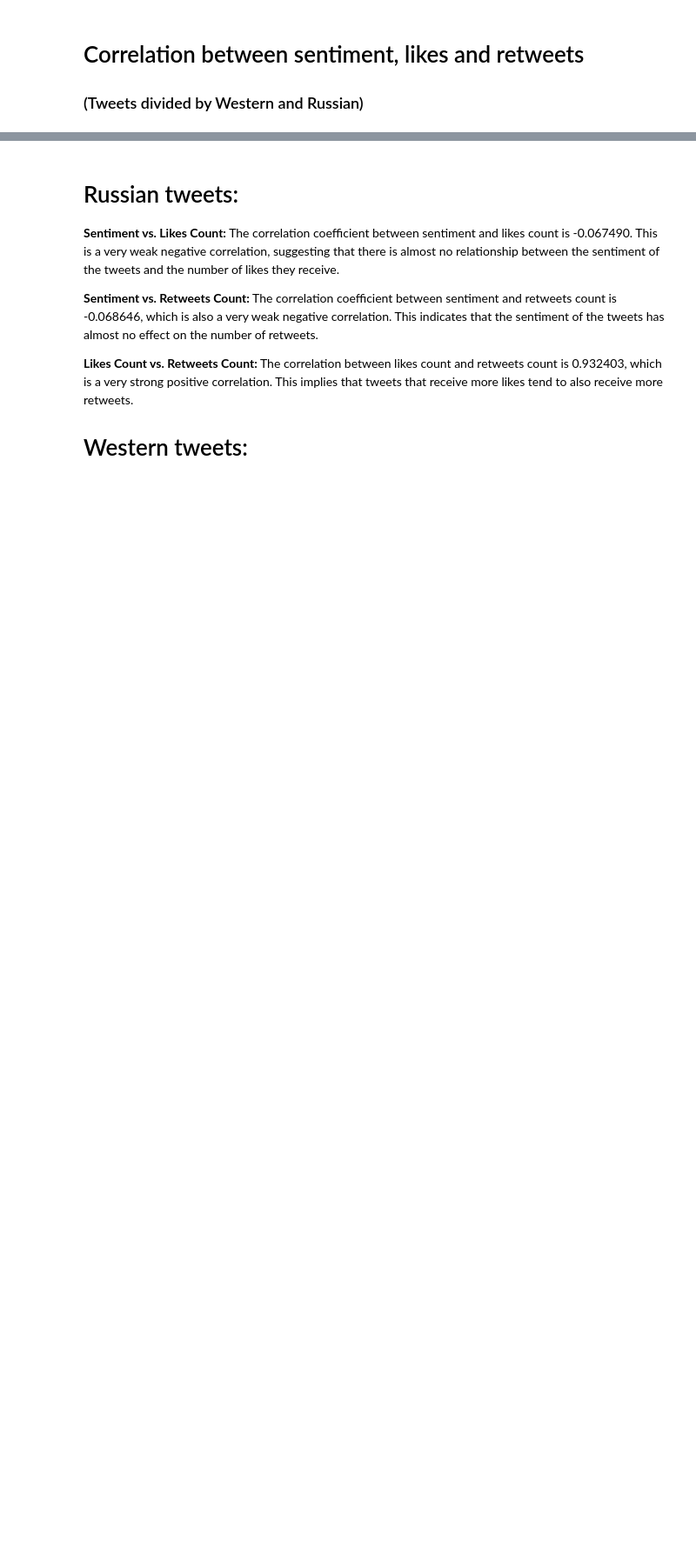
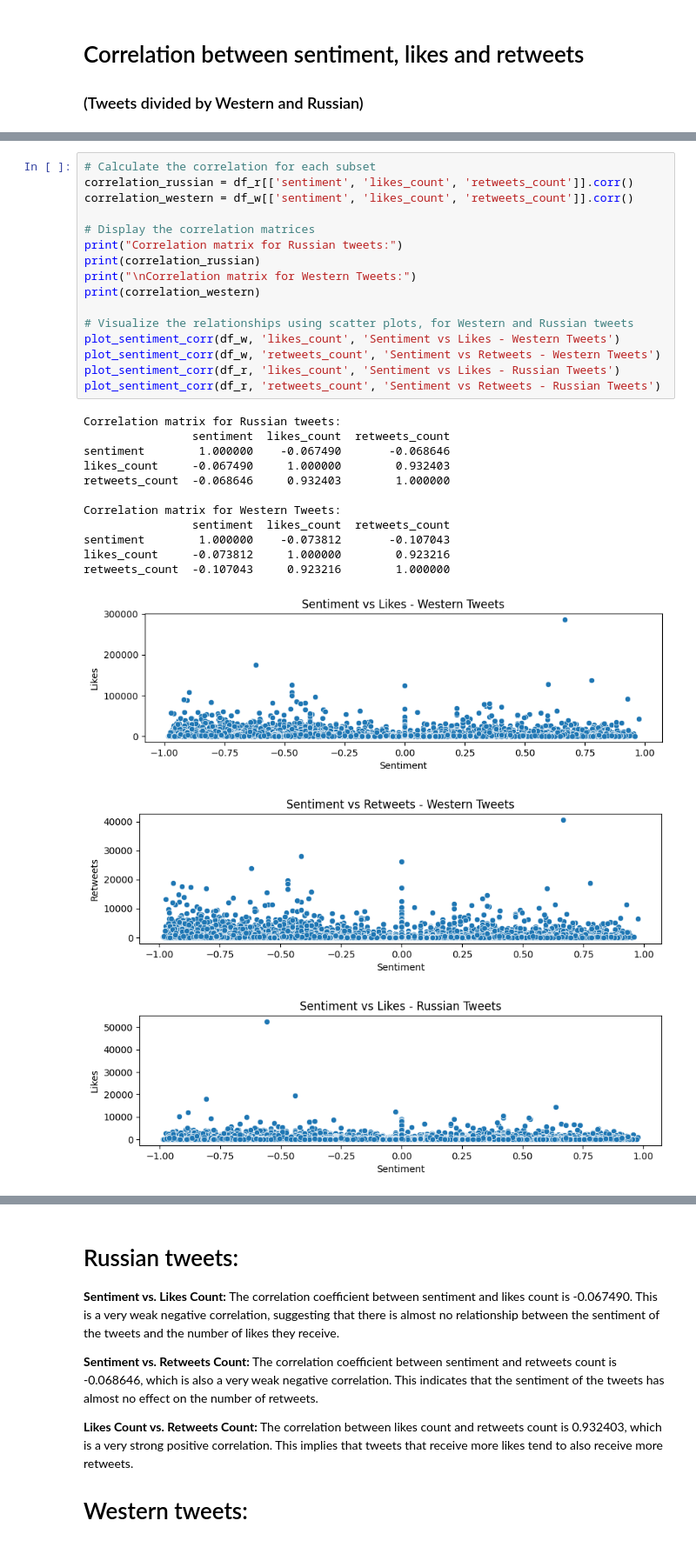
Before and after one commit to itslarisschen/NLP_Final_Exam, a Jupyter notebook: sentiment_analysis.ipynb, the cells around one changed output, grey strips where cells are left out. Shown: that part at 87% size. Drawn from its saved outputs; the diff is of its cells as text; blank space fills up the shorter version.

```diff
--- a/sentiment_analysis.ipynb
+++ b/sentiment_analysis.ipynb
@@ -173,0 +121,31 @@ retweets_count  -0.107043     0.923216        1.000000
+# %%
+# Calculate the correlation for each subset
+correlation_russian = df_r[['sentiment', 'likes_count', 'retweets_count']].corr()
+correlation_western = df_w[['sentiment', 'likes_count', 'retweets_count']].corr()
+
+# Display the correlation matrices
+print("Correlation matrix for Russian tweets:")
+print(correlation_russian)
+print("\nCorrelation matrix for Western Tweets:")
+print(correlation_western)
+
+# Visualize the relationships using scatter plots, for Western and Russian tweets
+plot_sentiment_corr(df_w, 'likes_count', 'Sentiment vs Likes - Western Tweets')
+plot_sentiment_corr(df_w, 'retweets_count', 'Sentiment vs Retweets - Western Tweets')
+plot_sentiment_corr(df_r, 'likes_count', 'Sentiment vs Likes - Russian Tweets')
+plot_sentiment_corr(df_r, 'retweets_count', 'Sentiment vs Retweets - Russian Tweets')
+# %% [output]
+Correlation matrix for Russian tweets:
+                sentiment  likes_count  retweets_count
+sentiment        1.000000    -0.067490       -0.068646
+likes_count     -0.067490     1.000000        0.932403
+retweets_count  -0.068646     0.932403        1.000000
+
+Correlation matrix for Western Tweets:
+                sentiment  likes_count  retweets_count
+sentiment        1.000000    -0.073812       -0.107043
+likes_count     -0.073812     1.000000        0.923216
+retweets_count  -0.107043     0.923216        1.000000
+[figure, added]
+[figure, added]
+[figure, added]
```
Also changed, not shown: parts of 15 cells of this notebook.
